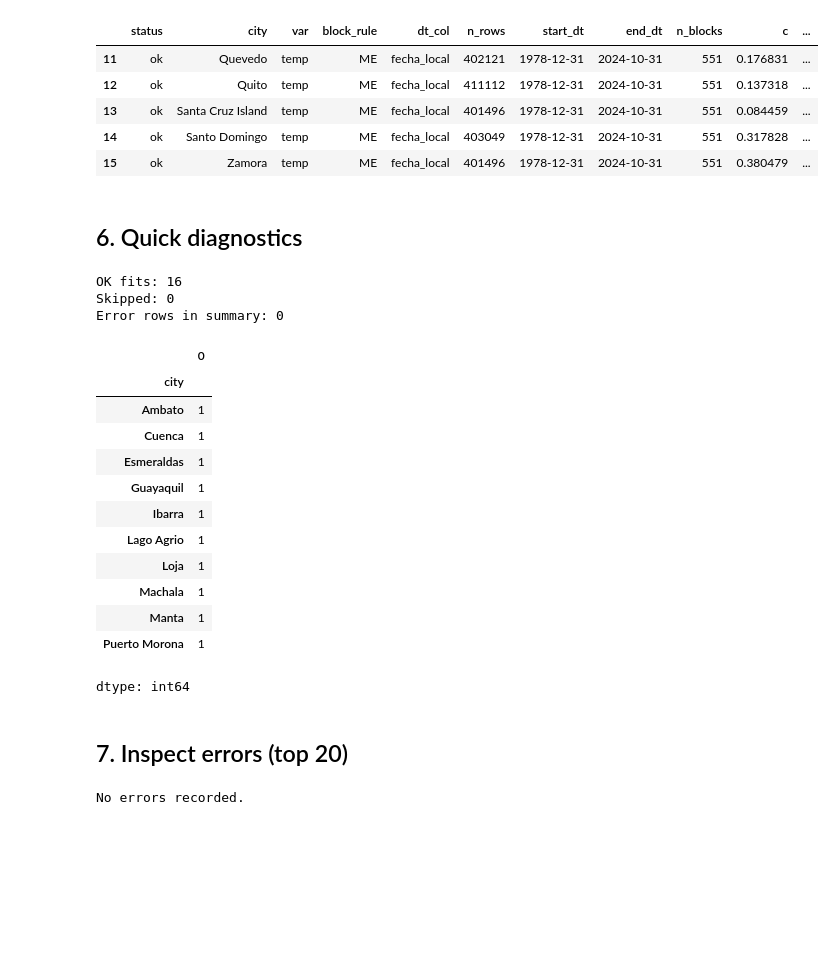
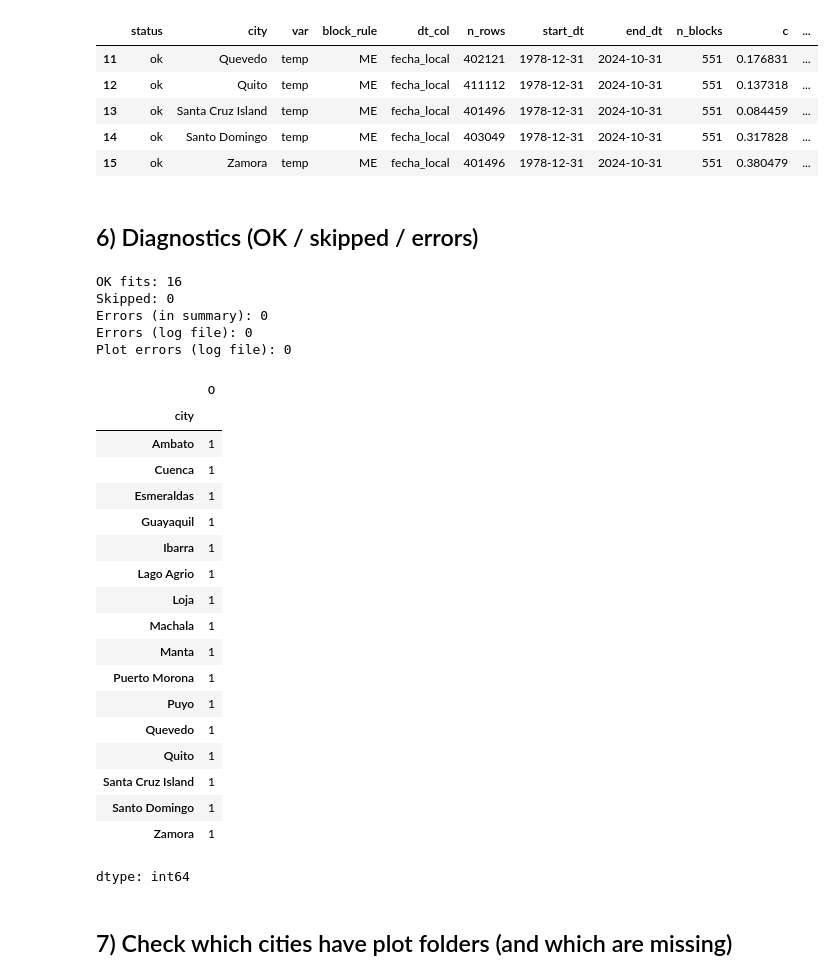
Before and after one commit to JeffersonConza/extreme-climate-forecasting, a Jupyter notebook: Notebooks/02_EVT_GEV_MLE_Batch_AllCities.ipynb, the cells around one changed output. Saved outputs shown, nothing was run; the diff lists cells and outputs as text; code cells hidden in the pictures; blank space fills up the shorter version.

```diff
--- a/Notebooks/02_EVT_GEV_MLE_Batch_AllCities.ipynb
+++ b/Notebooks/02_EVT_GEV_MLE_Batch_AllCities.ipynb
@@ -33,7 +39,6 @@ Drive already mounted at /content/drive; to attempt to forcibly remount, call dr
 from __future__ import annotations
 
 from pathlib import Path
-import os
 import warnings
 
 import numpy as np
@@ -48,6 +53,7 @@ import matplotlib.pyplot as plt
 from tqdm.auto import tqdm
 
 warnings.filterwarnings("ignore")
+pd.set_option("display.max_columns", 200)
 
 # -----------------------------
 # Paths
@@ -59,12 +65,12 @@ RESULTS_DIR = PROJECT_DIR / "results"
 RESULTS_DIR.mkdir(parents=True, exist_ok=True)
 
 # -----------------------------
-# Variables to fit (edit here)
+# Variables to fit (EDIT)
 # -----------------------------
 EVT_VARS = [
     "temp",
     # "temp_max",
-    # "rain_1h",
+    # "precip_1h",
     # "wind_speed",
     # "humidity",
 ]
@@ -72,26 +78,26 @@ EVT_VARS = [
 # -----------------------------
 # Block rule for maxima
 # -----------------------------
-# "YE" annual (year-end) | "ME" monthly (month-end) | "D" daily
+# 'YE' annual | 'ME' monthly | 'D' daily
 BLOCK_RULE = "ME"
 
 # Return periods (years)
 RETURN_PERIODS = [10, 20, 50, 100]
 
-# Minimum number of blocks (EVT safety)
-MIN_BLOCKS = 40 if BLOCK_RULE == "YE" else 50
+# Minimum number of blocks (rule of thumb)
+MIN_BLOCKS = 40 if BLOCK_RULE.upper() in ["Y", "YE", "A"] else 50
 
-# Whether to save per-city plots (can be heavy)
+# Save per-city plots (can be heavy)
 SAVE_PLOTS = True
 
-# Optional: cap number of cities for quick testing (None = all)
+# Optionally limit cities for quick test
 MAX_CITIES = None
 
 print("PROJECT_DIR:", PROJECT_DIR)
 print("CITY_PARQUET_DIR:", CITY_PARQUET_DIR)
 print("RESULTS_DIR:", RESULTS_DIR)
-print("BLOCK_RULE:", BLOCK_RULE, " | MIN_BLOCKS:", MIN_BLOCKS)
-print("VARS:", EVT_VARS)
+print("BLOCK_RULE:", BLOCK_RULE, "| MIN_BLOCKS:", MIN_BLOCKS)
+print("EVT_VARS:", EVT_VARS)
 # %% [output]
 PROJECT_DIR: /content/drive/MyDrive/extreme-climate-forecasting
 CITY_PARQUET_DIR: /content/drive/MyDrive/extreme-climate-forecasting/data/_tmp_evt_city_sorted_final
@@ -410,47 +431,47 @@ Saved:
 | 13 | ok | Santa Cruz Island | temp | ME | fecha_local | 401496 | 1978-12-31 | 2024-10-31 | 551 | 0.084459 | ... |
 | 14 | ok | Santo Domingo | temp | ME | fecha_local | 403049 | 1978-12-31 | 2024-10-31 | 551 | 0.317828 | ... |
 | 15 | ok | Zamora | temp | ME | fecha_local | 401496 | 1978-12-31 | 2024-10-31 | 551 | 0.380479 | ... |
-# %% [markdown]
-## 6. Quick diagnostics
+# %% [markdown]
+## 6) Diagnostics (OK / skipped / errors)
 # %%
-# Robust string ops for status
 status_s = summary_df["status"].fillna("").astype(str)
 
-ok = summary_df[summary_df["status"] == "ok"]
-skipped = summary_df[status_s.str.startswith("skip_")]
-err_rows = summary_df[summary_df["status"] == "error"]
+ok = summary_df[summary_df["status"] == "ok"].copy()
+skipped = summary_df[status_s.str.startswith("skip_")].copy()
+err_rows = summary_df[summary_df["status"] == "error"].copy()
 
 print("OK fits:", len(ok))
 print("Skipped:", len(skipped))
-print("Error rows in summary:", len(err_rows))
+print("Errors (in summary):", len(err_rows))
+print("Errors (log file):", len(errors_df))
+print("Plot errors (log file):", len(plot_errors_df))
 
 if len(ok) > 0:
-    display(ok.groupby("city").size().sort_values(ascending=False).head(10))
-else:
-    print("No OK fits yet. Check gev_mle_batch_errors.csv for root causes.")
+    display(ok.groupby("city").size().sort_values(ascending=False).head(20))
 # %% [output]
 OK fits: 16
 Skipped: 0
-Error rows in summary: 0
+Errors (in summary): 0
+Errors (log file): 0
+Plot errors (log file): 0
 |  | 0 |
 | city |  |
 | Ambato | 1 |
 | Cuenca | 1 |
 | Esmeraldas | 1 |
 | Guayaquil | 1 |
 | Ibarra | 1 |
 | Lago Agrio | 1 |
 | Loja | 1 |
 | Machala | 1 |
 | Manta | 1 |
 | Puerto Morona | 1 |
+| Puyo | 1 |
+| Quevedo | 1 |
+| Quito | 1 |
+| Santa Cruz Island | 1 |
+| Santo Domingo | 1 |
+| Zamora | 1 |
 dtype: int64
-# %% [markdown]
-## 7. Inspect errors (top 20)
-# %%
-if len(errors_df) > 0:
-    display(errors_df.head(20))
-else:
-    print("No errors recorded.")
-# %% [output]
-No errors recorded.
+# %% [markdown]
+## 7) Check which cities have plot folders (and which are missing)
```
Also changed, not shown: parts of 17 cells of this notebook.
